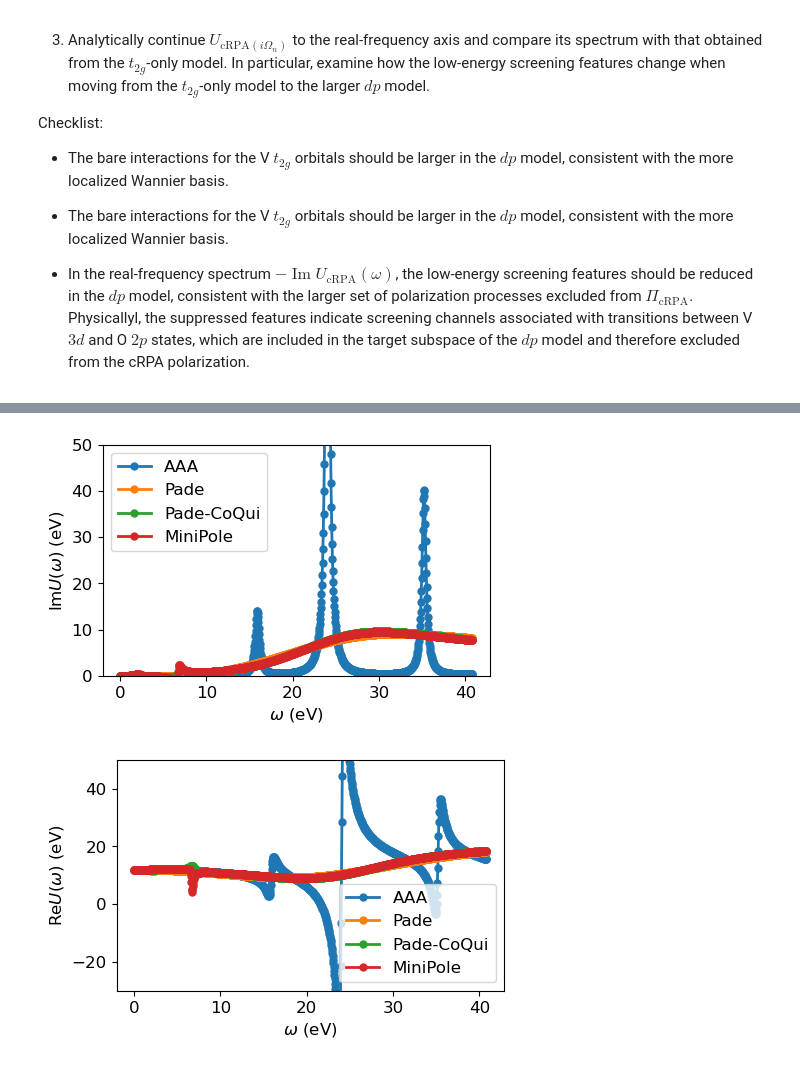
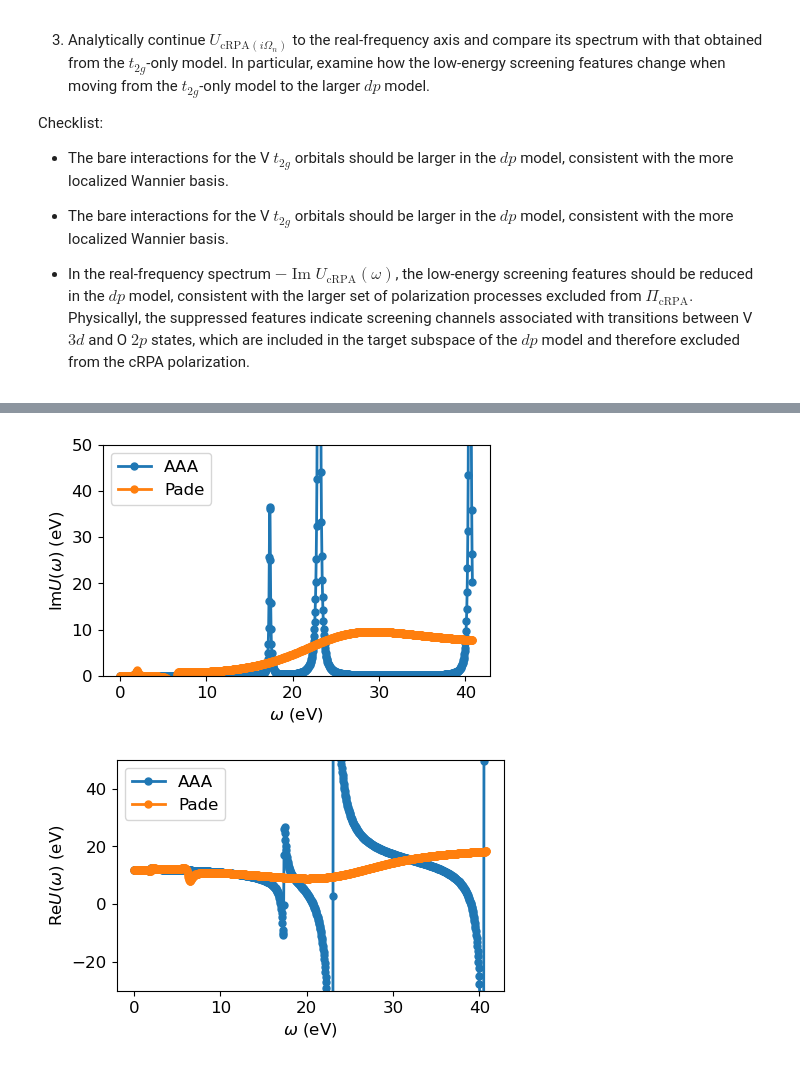
Before and after one commit to AbInitioQHub/coqui-tutorial, a Jupyter notebook: quickstart/03_crpa/03_crpa_screened_interactions.ipynb, the cells around one changed output, grey strips where cells are left out. Drawn from its saved outputs; the diff is of its cells as text; code cells hidden in the pictures.

```diff
--- a/quickstart/03_crpa/03_crpa_screened_interactions.ipynb
+++ b/quickstart/03_crpa/03_crpa_screened_interactions.ipynb
@@ -487,40 +499,36 @@ plt.show()
-# %%
-Uw_aaa, w_mesh_aaa = coqui.post_proc.aaa_adapol(Uloc2_iw[:,0,0,0,0], iaft2, stats='boson', wmin=0.0, wmax=1.5, Nw=1000, Nfit=40, ph_sym=True)
-Uw_pade, w_mesh_pade = coqui.post_proc.pade_triqs(Uloc2_iw[:,0,0,0,0], iaft2, stats='boson', wmin=0.0, wmax=1.5, Nw=1000, Nfit=100, ph_sym=True)
-Uw_pade2, w_mesh_pade2 = coqui.post_proc.pade(Uloc2_iw[:,0,0,0,0], iaft2, stats='boson', wmin=0.0, wmax=1.5, Nw=1000, Nfit=100, eta=0.0, ph_sym=True)
-Uw_minipole, w_mesh_minipole = coqui.post_proc.minipole(Uloc2_iw[:,0,0,0,0], iaft2, stats='boson', wmin=0.0, wmax=1.5, Nw=1000, tol=1e-7, eta=None, ph_sym=True)
-
-fig, ax = plt.subplots(1, figsize=(5,3))
-ax.plot(w_mesh_aaa.real * HARTREE_EV, -Uw_aaa.imag * HARTREE_EV,
-        linewidth=2, marker='o', markersize=5, label='AAA')
-ax.plot(w_mesh_pade.real * HARTREE_EV, -Uw_pade.imag * HARTREE_EV,
-        linewidth=2, marker='o', markersize=5, label='Pade')
-ax.plot(w_mesh_pade2.real * HARTREE_EV, -Uw_pade2.imag * HARTREE_EV,
-        linewidth=2, marker='o', markersize=5, label='Pade-CoQui')
-ax.plot(w_mesh_minipole.real * HARTREE_EV, -Uw_minipole.imag * HARTREE_EV,
-        linewidth=2, marker='o', markersize=5, label='MiniPole')
-ax.set_ylim(0, 50)
-ax.tick_params(axis='both', which='major', labelsize=12)
-ax.set_xlabel('$\omega$ (eV)', fontsize=12)
-ax.set_ylabel('Im$U(\omega)$ (eV)', fontsize=12)
-ax.legend(fontsize=12)
-plt.show()
-
-fig, ax = plt.subplots(1, figsize=(5,3))
-ax.plot(w_mesh_aaa.real * HARTREE_EV, (Vloc2[0,0,0,0]+Uw_aaa).real * HARTREE_EV,
-        linewidth=2, marker='o', markersize=5, label='AAA')
-ax.plot(w_mesh_pade.real * HARTREE_EV, (Vloc2[0,0,0,0]+Uw_pade).real * HARTREE_EV,
-        linewidth=2, marker='o', markersize=5, label='Pade')
-ax.plot(w_mesh_pade2.real * HARTREE_EV, (Vloc2[0,0,0,0]+Uw_pade2).real * HARTREE_EV,
-        linewidth=2, marker='o', markersize=5, label='Pade-CoQui')
-ax.plot(w_mesh_minipole.real * HARTREE_EV, (Vloc2[0,0,0,0]+Uw_minipole).real * HARTREE_EV,
-        linewidth=2, marker='o', markersize=5, label='MiniPole')
-ax.set_ylim(-30, 50)
-ax.tick_params(axis='both', which='major', labelsize=12)
-ax.set_xlabel('$\omega$ (eV)', fontsize=12)
-ax.set_ylabel('Re$U(\omega)$ (eV)', fontsize=12)
-ax.legend(fontsize=12)
-plt.show()
-# %% [output]
-[figure, removed]
-[figure, removed]
+# %%
+# TODO causal projection for Uloc_iw before passing to pade or AAA.
+Uw_aaa, w_mesh_aaa = coqui.post_proc.aaa_adapol(Uloc2_iw[:,0,0,0,0], iaft2, stats='boson', wmin=0.0, wmax=1.5, Nw=1000, Nfit=40, ph_sym=True)
+Uw_pade, w_mesh_pade = coqui.post_proc.pade(Uloc2_iw[:,0,0,0,0], iaft2, stats='boson', wmin=0.0, wmax=1.5, Nw=1000, Nfit=20, ph_sym=True)
+#Uw_minipole, w_mesh_minipole = coqui.post_proc.minipole(Uloc2_iw[:,0,0,0,0], iaft2, stats='boson', wmin=0.0, wmax=1.5, Nw=1000, tol=1e-7, ph_sym=True)
+
+fig, ax = plt.subplots(1, figsize=(5,3))
+ax.plot(w_mesh_aaa.real * HARTREE_EV, -Uw_aaa.imag * HARTREE_EV,
+        linewidth=2, marker='o', markersize=5, label='AAA')
+ax.plot(w_mesh_pade.real * HARTREE_EV, -Uw_pade.imag * HARTREE_EV,
+        linewidth=2, marker='o', markersize=5, label='Pade')
+#ax.plot(w_mesh_minipole.real * HARTREE_EV, -Uw_minipole.imag * HARTREE_EV,
+#        linewidth=2, marker='o', markersize=5, label='MiniPole')
+ax.set_ylim(0, 50)
+ax.tick_params(axis='both', which='major', labelsize=12)
+ax.set_xlabel('$\omega$ (eV)', fontsize=12)
+ax.set_ylabel('Im$U(\omega)$ (eV)', fontsize=12)
+ax.legend(fontsize=12)
+plt.show()
+
+fig, ax = plt.subplots(1, figsize=(5,3))
+ax.plot(w_mesh_aaa.real * HARTREE_EV, (Vloc2[0,0,0,0]+Uw_aaa).real * HARTREE_EV,
+        linewidth=2, marker='o', markersize=5, label='AAA')
+ax.plot(w_mesh_pade.real * HARTREE_EV, (Vloc2[0,0,0,0]+Uw_pade).real * HARTREE_EV,
+        linewidth=2, marker='o', markersize=5, label='Pade')
+#ax.plot(w_mesh_minipole.real * HARTREE_EV, (Vloc2[0,0,0,0]+Uw_minipole).real * HARTREE_EV,
+#        linewidth=2, marker='o', markersize=5, label='MiniPole')
+ax.set_ylim(-30, 50)
+ax.tick_params(axis='both', which='major', labelsize=12)
+ax.set_xlabel('$\omega$ (eV)', fontsize=12)
+ax.set_ylabel('Re$U(\omega)$ (eV)', fontsize=12)
+ax.legend(fontsize=12)
+plt.show()
+# %% [output]
+[figure, added]
+[figure, added]
```
Also changed, not shown: parts of 12 cells of this notebook, 1 other file.
